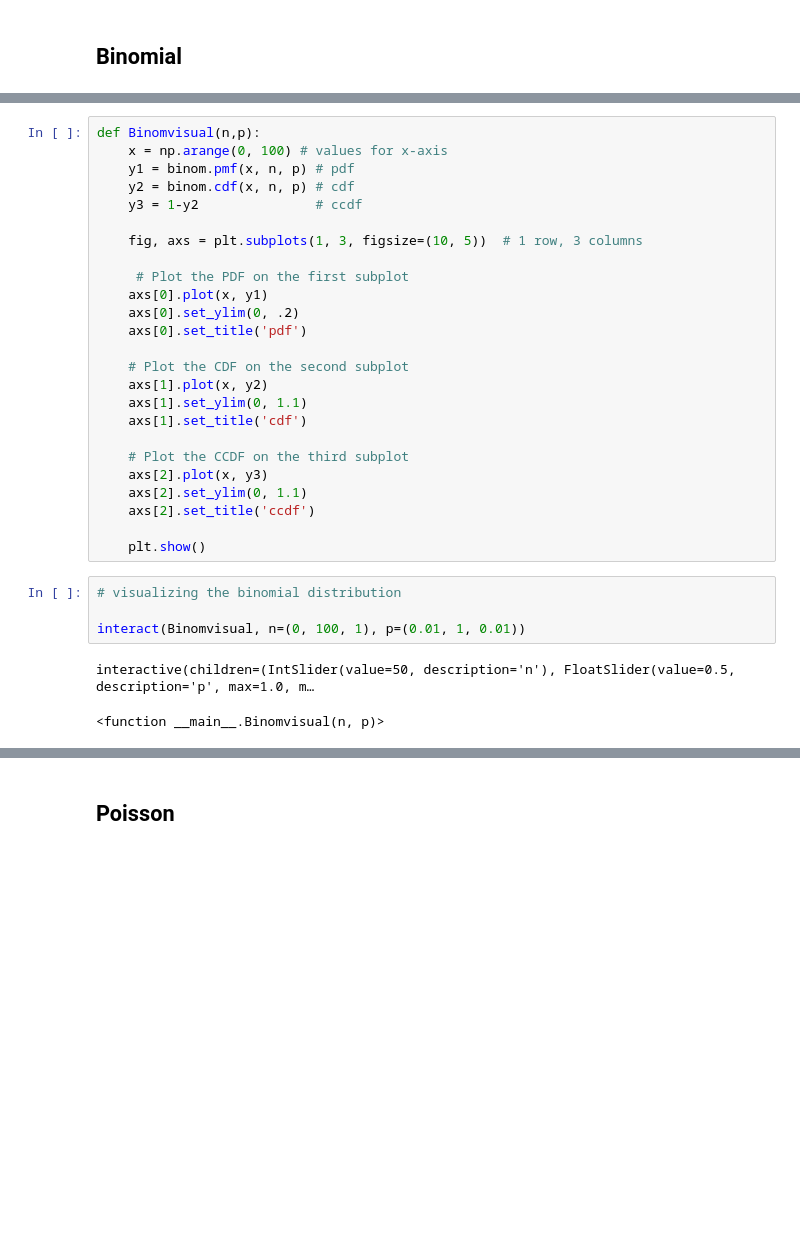
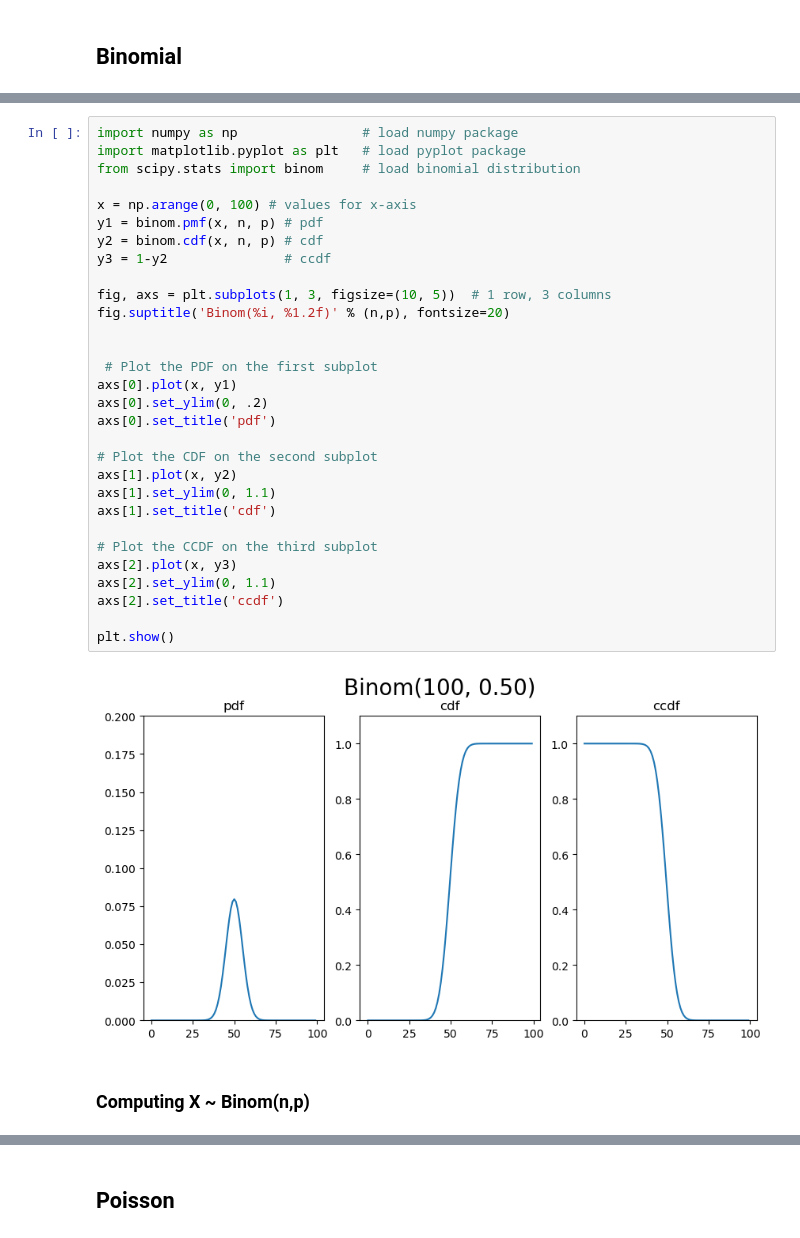
Before and after one commit to logic-teaching/philstatsbook, a Jupyter notebook: _build/jupyter_execute/Chap03.ipynb, the cells around one changed output, grey strips where cells are left out. Cells and saved outputs as stored; diff of their text form; blank space fills up the shorter version.

```diff
--- a/_build/jupyter_execute/Chap03.ipynb
+++ b/_build/jupyter_execute/Chap03.ipynb
@@ -274,32 +270,34 @@ import ipywidgets as widgets
 # %%
-def Binomvisual(n,p):
-    x = np.arange(0, 100) # values for x-axis
-    y1 = binom.pmf(x, n, p) # pdf
-    y2 = binom.cdf(x, n, p) # cdf
-    y3 = 1-y2               # ccdf
+import numpy as np                # load numpy package
+import matplotlib.pyplot as plt   # load pyplot package
+from scipy.stats import binom     # load binomial distribution
 
-    fig, axs = plt.subplots(1, 3, figsize=(10, 5))  # 1 row, 3 columns
+x = np.arange(0, 100) # values for x-axis
+y1 = binom.pmf(x, n, p) # pdf
+y2 = binom.cdf(x, n, p) # cdf
+y3 = 1-y2               # ccdf
 
-     # Plot the PDF on the first subplot
-    axs[0].plot(x, y1)
-    axs[0].set_ylim(0, .2)
-    axs[0].set_title('pdf')
+fig, axs = plt.subplots(1, 3, figsize=(10, 5))  # 1 row, 3 columns
+fig.suptitle('Binom(%i, %1.2f)' % (n,p), fontsize=20)
 
-    # Plot the CDF on the second subplot
-    axs[1].plot(x, y2)
-    axs[1].set_ylim(0, 1.1)
-    axs[1].set_title('cdf')
 
-    # Plot the CCDF on the third subplot
-    axs[2].plot(x, y3)
-    axs[2].set_ylim(0, 1.1)
-    axs[2].set_title('ccdf')
+ # Plot the PDF on the first subplot
+axs[0].plot(x, y1)
+axs[0].set_ylim(0, .2)
+axs[0].set_title('pdf')
 
-    plt.show()
+# Plot the CDF on the second subplot
+axs[1].plot(x, y2)
+axs[1].set_ylim(0, 1.1)
+axs[1].set_title('cdf')
+
+# Plot the CCDF on the third subplot
+axs[2].plot(x, y3)
+axs[2].set_ylim(0, 1.1)
+axs[2].set_title('ccdf')
+
+plt.show()
+# %% [output]
+[figure, added]
-# %%
-# visualizing the binomial distribution
-
-interact(Binomvisual, n=(0, 100, 1), p=(0.01, 1, 0.01))
-# %% [output]
-interactive(children=(IntSlider(value=50, description='n'), FloatSlider(value=0.5, description='p', max=1.0, m…
-<function __main__.Binomvisual(n, p)>
+# %% [markdown]
+### Computing X ~ Binom(n,p)
```
Also changed, not shown: parts of 24 cells of this notebook, 7 other files.
